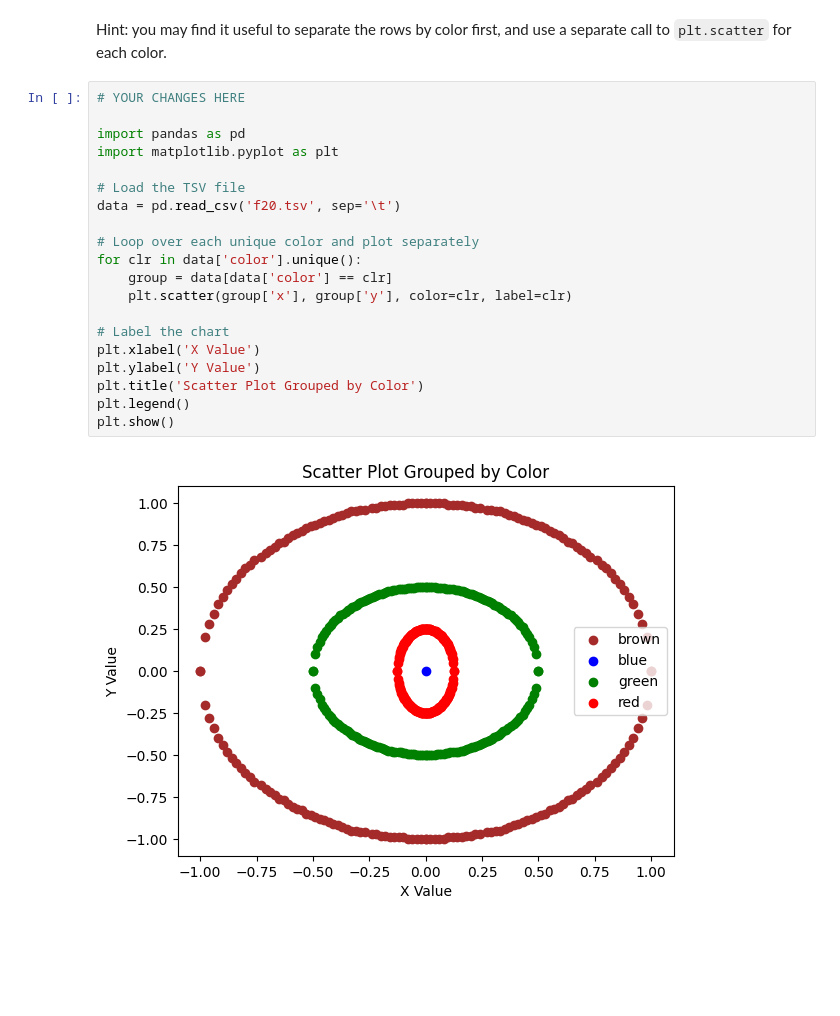
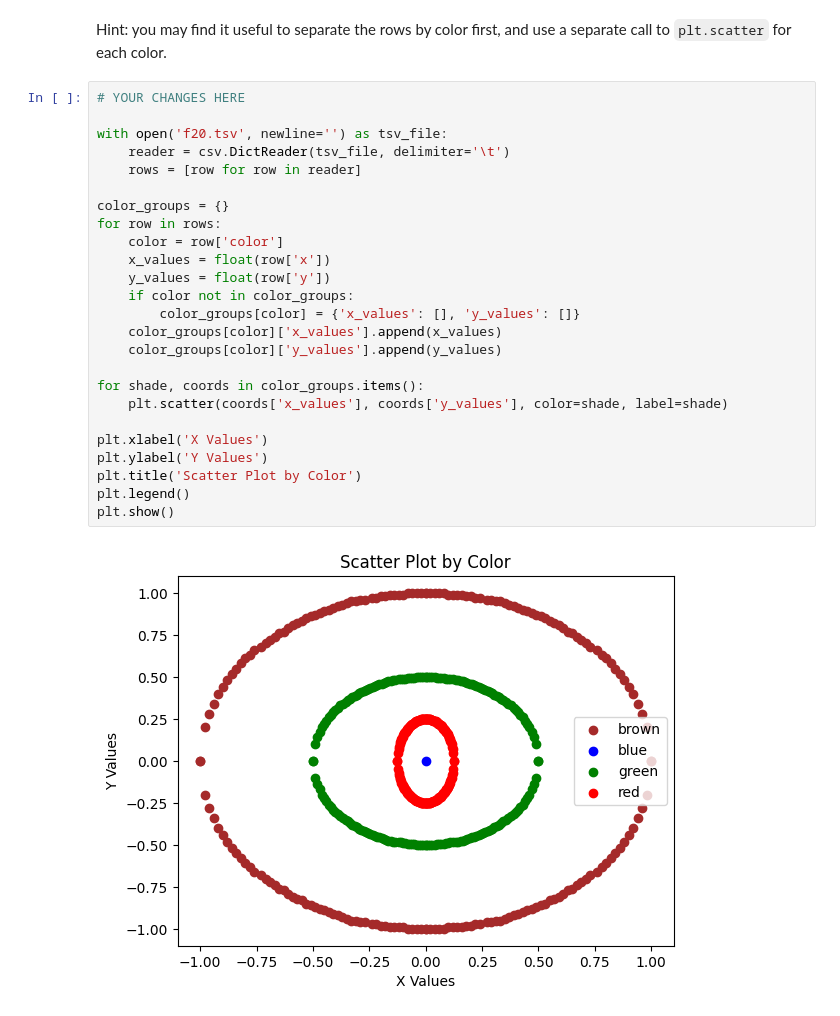
Before and after one commit to apand023/dx602-homework-05, a Jupyter notebook: homework.ipynb, the cells around one changed output. Cells and saved outputs as stored; diff of their text form; blank space fills up the shorter version.

```diff
--- a/homework.ipynb
+++ b/homework.ipynb
@@ -534,25 +532,30 @@ Three of its columns are color, x, and y.
 Plot these x, y values with the specified color using [`plt.scatter`](https://matplotlib.org/stable/api/_as_gen/matplotlib.pyplot.scatter.html).
 # %% [markdown]
 Hint: you may find it useful to separate the rows by color first, and use a separate call to `plt.scatter` for each color.
-# %%
-# YOUR CHANGES HERE
-
-import pandas as pd
-import matplotlib.pyplot as plt
-
-# Load the TSV file
-data = pd.read_csv('f20.tsv', sep='\t')
-
-# Loop over each unique color and plot separately
-for clr in data['color'].unique():
-    group = data[data['color'] == clr]
-    plt.scatter(group['x'], group['y'], color=clr, label=clr)
-
-# Label the chart
-plt.xlabel('X Value')
-plt.ylabel('Y Value')
-plt.title('Scatter Plot Grouped by Color')
-plt.legend()
-plt.show()
-# %% [output]
-[figure, removed]
+# %%
+# YOUR CHANGES HERE
+
+with open('f20.tsv', newline='') as tsv_file:
+    reader = csv.DictReader(tsv_file, delimiter='\t')
+    rows = [row for row in reader]
+
+color_groups = {}
+for row in rows:
+    color = row['color']
+    x_values = float(row['x'])
+    y_values = float(row['y'])
+    if color not in color_groups:
+        color_groups[color] = {'x_values': [], 'y_values': []}
+    color_groups[color]['x_values'].append(x_values)
+    color_groups[color]['y_values'].append(y_values)
+
+for shade, coords in color_groups.items():
+    plt.scatter(coords['x_values'], coords['y_values'], color=shade, label=shade)
+
+plt.xlabel('X Values')
+plt.ylabel('Y Values')
+plt.title('Scatter Plot by Color')
+plt.legend()
+plt.show()
+# %% [output]
+[figure, added]
```
Also changed, not shown: parts of 1 cell of this notebook.
